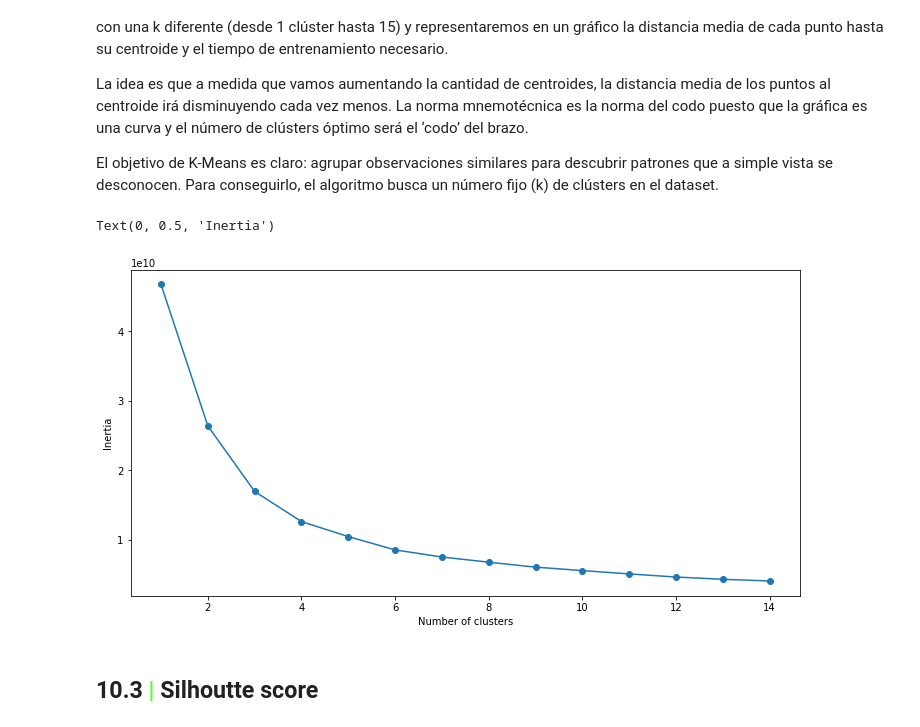
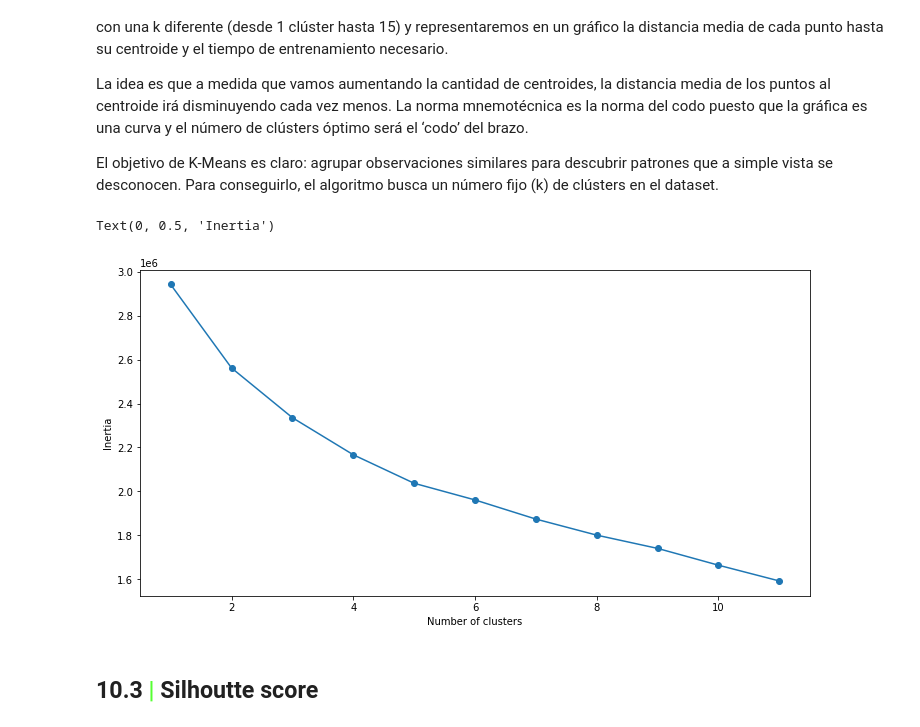
Before and after one commit to iremirezdeganuza72/Cohort_Analysis, a Jupyter notebook: Cohort analysis and segmentation.ipynb, the cells around one changed output. Cells and saved outputs as stored; diff of their text form; code cells hidden in the pictures.

```diff
--- a/Cohort analysis and segmentation.ipynb
+++ b/Cohort analysis and segmentation.ipynb
@@ -1092,7 +1112,7 @@ col_names = ["Age",
 "MarketSegment_Groups",
 "MarketSegment_Other",
 "MarketSegment_Travel Agent/Operator"]
-features = df1[col_names]
+features = df2[col_names]
 scaler = StandardScaler().fit(features.values)
 features = scaler.transform(features.values)
 scaled_features = pd.DataFrame(features, columns = col_names)
@@ -1136,21 +1150,21 @@ El objetivo de K-Means es claro: agrupar observaciones similares para descubrir
 # %%
 SSE = []
 
-for cluster in range(1,15):
+for cluster in range(1,12):
     kmeans = KMeans(n_clusters = cluster, init='k-means++')
-    kmeans.fit(df1)
+    kmeans.fit(scaled_features)
     SSE.append(kmeans.inertia_)
 
 # converting the results into a dataframe and plotting them
 
-frame = pd.DataFrame({'Cluster':range(1,15), 'SSE':SSE})
+frame = pd.DataFrame({'Cluster':range(1,12), 'SSE':SSE})
 plt.figure(figsize=(12,6))
 plt.plot(frame['Cluster'], frame['SSE'], marker='o')
 plt.xlabel('Number of clusters')
 plt.ylabel('Inertia')
 # %% [output]
 Text(0, 0.5, 'Inertia')
-[figure, old version]
+[figure, new version]
 # %% [markdown]
 ## <b>10.3 <span style='color:#56ff33'>|</span> Silhoutte score</b>
 # %% [markdown]
```
Also changed, not shown: parts of 61 cells of this notebook.
